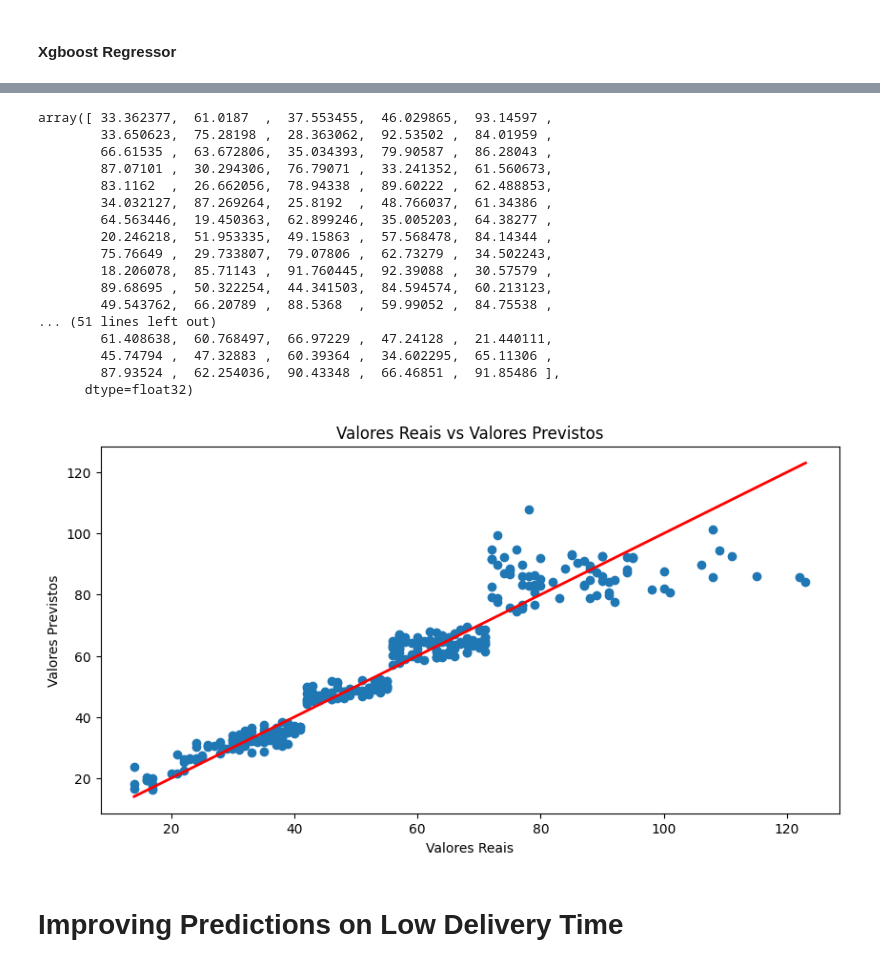
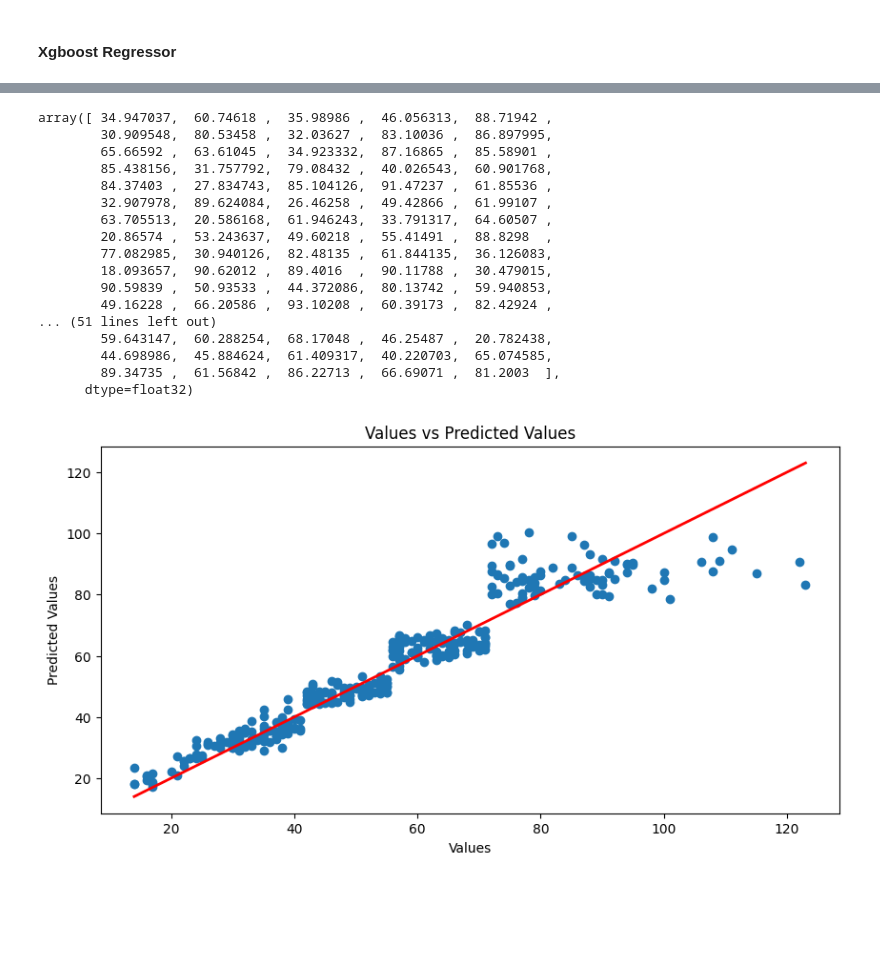
Before and after one commit to gustavofurini/data-science-projects, a Jupyter notebook: food-delivery-time-prediction/main.ipynb, the cells around one changed output, grey strips where cells are left out. Cells and saved outputs as stored; diff of their text form; code cells hidden in the pictures; blank space fills up the shorter version.

```diff
--- a/food-delivery-time-prediction/main.ipynb
+++ b/food-delivery-time-prediction/main.ipynb
@@ -303,18 +502,24 @@ Name: Delivery_Time_min, Length: 670, dtype: int64
 # %%
 model = xgb.XGBRegressor(random_state=42)
+# %%
+model = TransformedTargetRegressor(
+    regressor=model,
+    transformer=StandardScaler()
+)
 # %%
 # Search best params
 param_grid = {
-    'n_estimators': [100, 300, 500],
-    'max_depth': [3, 5, 7, 10],
-    'learning_rate': [0.01, 0.05, 0.1, 0.3],
-    'subsample': [0.6, 0.8, 1],
-    'colsample_bytree': [0.6, 0.8, 1],
-    'gamma': [0, 0.1, 0.2],
+    'regressor__n_estimators': [100, 300, 500],
+    'regressor__max_depth': [3, 5, 7, 10],
+    'regressor__learning_rate': [0.01, 0.05, 0.1, 0.3],
+    'regressor__subsample': [0.6, 0.8, 1],
+    'regressor__colsample_bytree': [0.6, 0.8, 1],
+    'regressor__gamma': [0, 0.1, 0.2]
 }
 
+
 search = RandomizedSearchCV(model, param_grid, n_iter=30, cv=5, scoring='neg_mean_absolute_error', n_jobs=-1)
-search.fit(x_train, y_train)
+search.fit(X_train, y_train)
 best_model = search.best_estimator_
 best_model
 # %% [output]
@@ -332,3 +543,3 @@ XGBRegressor(base_score=None, booster=None, callbacks=None,
 # %%
-best_model.fit(x_train, y_train)
+best_model.fit(X_train, y_train)
 # %% [output]
@@ -368,33 +580,31 @@ Raiz Mean Squared Error: 7.10
 # %%
-predictions = best_model.predict(x_test)
+predictions = best_model.predict(X_test)
 predictions
 # %% [output]
-array([ 33.362377,  61.0187  ,  37.553455,  46.029865,  93.14597 ,
-        33.650623,  75.28198 ,  28.363062,  92.53502 ,  84.01959 ,
-        66.61535 ,  63.672806,  35.034393,  79.90587 ,  86.28043 ,
-        87.07101 ,  30.294306,  76.79071 ,  33.241352,  61.560673,
-        83.1162  ,  26.662056,  78.94338 ,  89.60222 ,  62.488853,
-        34.032127,  87.269264,  25.8192  ,  48.766037,  61.34386 ,
-        64.563446,  19.450363,  62.899246,  35.005203,  64.38277 ,
-        20.246218,  51.953335,  49.15863 ,  57.568478,  84.14344 ,
-        75.76649 ,  29.733807,  79.07806 ,  62.73279 ,  34.502243,
-        18.206078,  85.71143 ,  91.760445,  92.39088 ,  30.57579 ,
-        89.68695 ,  50.322254,  44.341503,  84.594574,  60.213123,
-        49.543762,  66.20789 ,  88.5368  ,  59.99052 ,  84.75538 ,
+array([ 34.947037,  60.74618 ,  35.98986 ,  46.056313,  88.71942 ,
+        30.909548,  80.53458 ,  32.03627 ,  83.10036 ,  86.897995,
+        65.66592 ,  63.61045 ,  34.923332,  87.16865 ,  85.58901 ,
+        85.438156,  31.757792,  79.08432 ,  40.026543,  60.901768,
+        84.37403 ,  27.834743,  85.104126,  91.47237 ,  61.85536 ,
+        32.907978,  89.624084,  26.46258 ,  49.42866 ,  61.99107 ,
+        63.705513,  20.586168,  61.946243,  33.791317,  64.60507 ,
+        20.86574 ,  53.243637,  49.60218 ,  55.41491 ,  88.8298  ,
+        77.082985,  30.940126,  82.48135 ,  61.844135,  36.126083,
+        18.093657,  90.62012 ,  89.4016  ,  90.11788 ,  30.479015,
+        90.59839 ,  50.93533 ,  44.372086,  80.13742 ,  59.940853,
+        49.16228 ,  66.20586 ,  93.10208 ,  60.39173 ,  82.42924 ,
 ... (51 lines left out)
-        61.408638,  60.768497,  66.97229 ,  47.24128 ,  21.440111,
-        45.74794 ,  47.32883 ,  60.39364 ,  34.602295,  65.11306 ,
-        87.93524 ,  62.254036,  90.43348 ,  66.46851 ,  91.85486 ],
+        59.643147,  60.288254,  68.17048 ,  46.25487 ,  20.782438,
+        44.698986,  45.884624,  61.409317,  40.220703,  65.074585,
+        89.34735 ,  61.56842 ,  86.22713 ,  66.69071 ,  81.2003  ],
       dtype=float32)
 # %%
 plt.figure(figsize=(10, 5))
 plt.scatter(y_test, predictions)
 plt.plot([y_test.min(), y_test.max()], [y_test.min(), y_test.max()], color='red', linewidth=2)
-plt.xlabel('Valores Reais')
-plt.ylabel('Valores Previstos')
-plt.title('Valores Reais vs Valores Previstos')
+plt.xlabel('Values')
+plt.ylabel('Predicted Values')
+plt.title('Values vs Predicted Values')
 plt.show()
 # %% [output]
-[figure, old version]
+[figure, new version]
-# %% [markdown]
-# **Improving Predictions on Low Delivery Time**
```
Also changed, not shown: parts of 50 cells of this notebook.
